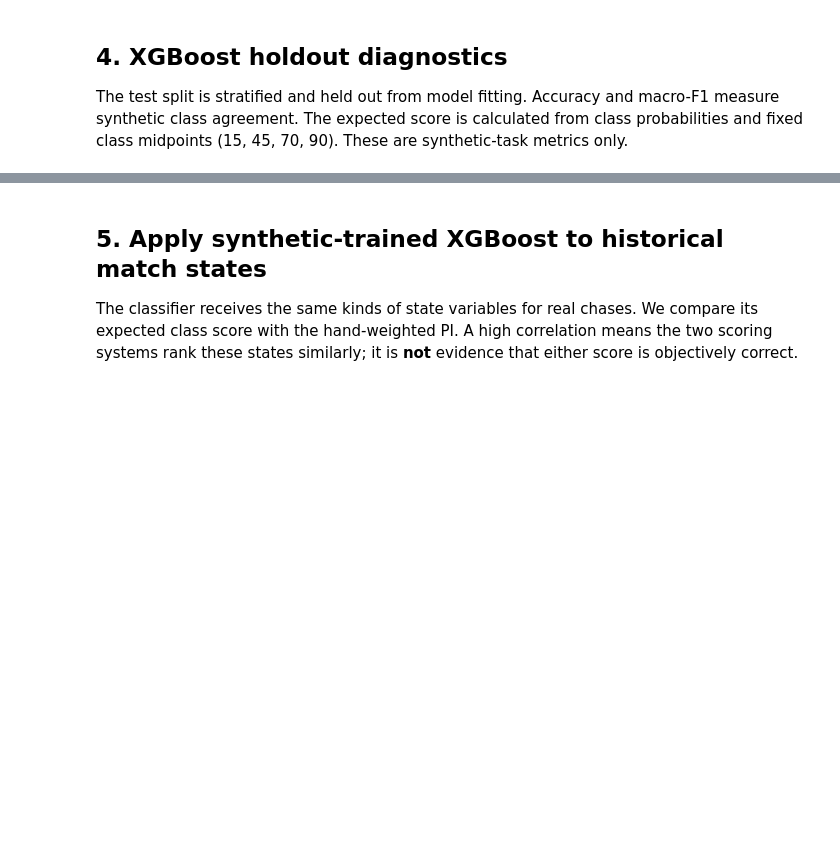
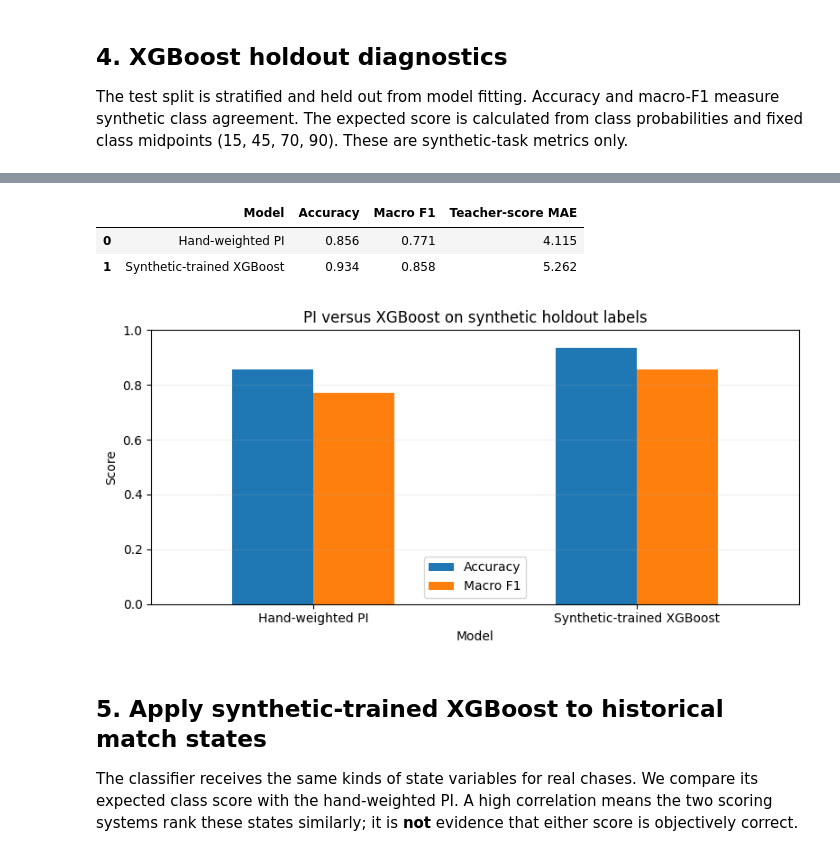
Before and after one commit to shayan-wasLazy/Cricket-Aanalysis, a Jupyter notebook: notebooks/SupeRR_Pressure_Modelling_Comparison.ipynb, the cells around one changed output, grey strips where cells are left out. Saved outputs shown, nothing was run; the diff lists cells and outputs as text; code cells hidden in the pictures; blank space fills up the shorter version.

Commit message:
feat: add synthetic holdout comparison to notebook

```diff
--- a/notebooks/SupeRR_Pressure_Modelling_Comparison.ipynb
+++ b/notebooks/SupeRR_Pressure_Modelling_Comparison.ipynb
@@ -163,3 +175,21 @@ display(results["importance"])
+# %%
+synthetic_model_comparison = pd.DataFrame({
+    "Model": ["Hand-weighted PI", "Synthetic-trained XGBoost"],
+    "Accuracy": [metrics["pi_accuracy"], metrics["xgb_accuracy"]],
+    "Macro F1": [metrics["pi_macro_f1"], metrics["xgb_macro_f1"]],
+    "Teacher-score MAE": [metrics["pi_teacher_score_mae"], metrics["xgb_teacher_score_mae_vs_class_midpoint"]],
+})
+display(synthetic_model_comparison.round(3))
+fig, ax = plt.subplots(figsize=(8, 4))
+synthetic_model_comparison.set_index("Model")[["Accuracy", "Macro F1"]].plot(kind="bar", ax=ax)
+ax.set_ylim(0, 1); ax.set_ylabel("Score"); ax.set_title("PI versus XGBoost on synthetic holdout labels")
+ax.tick_params(axis="x", rotation=0); ax.grid(axis="y", alpha=.2)
+plt.tight_layout(); plt.show()
+# %% [output]
+|  | Model | Accuracy | Macro F1 | Teacher-score MAE |
+| 0 | Hand-weighted PI | 0.856 | 0.771 | 4.115 |
+| 1 | Synthetic-trained XGBoost | 0.934 | 0.858 | 5.262 |
+[figure, added]
 # %% [markdown]
 ## 5. Apply synthetic-trained XGBoost to historical match states
 
```
Also changed, not shown: parts of 8 cells of this notebook.
